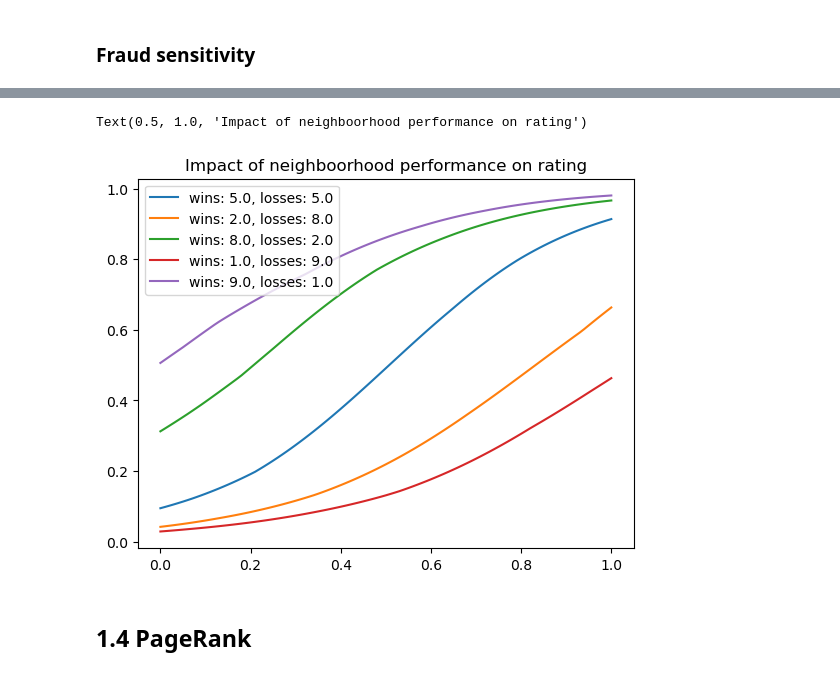
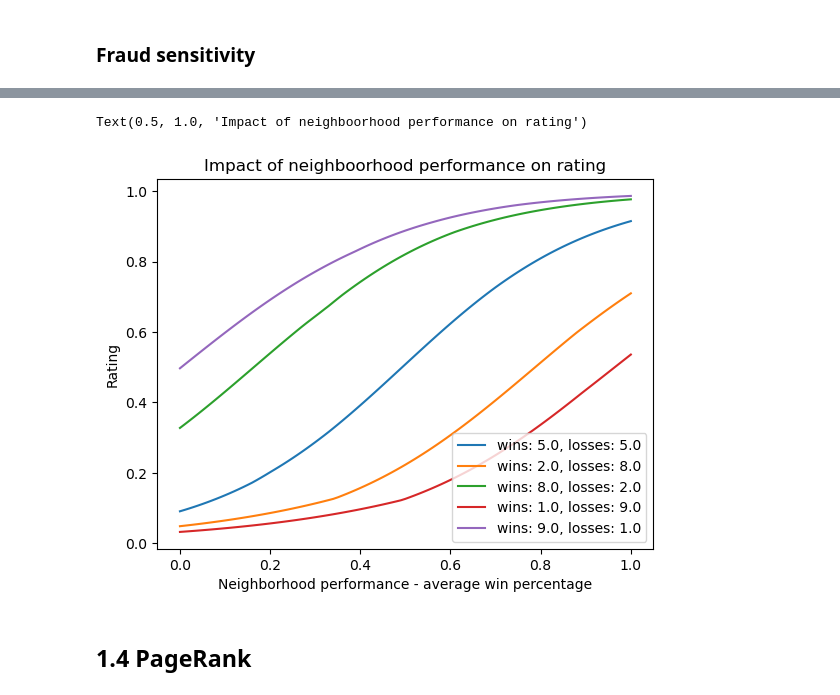
Before and after one commit to PierrickLeroy/mma-graph, a Jupyter notebook: synthetic.ipynb, the cells around one changed output, grey strips where cells are left out. Cells and saved outputs as stored; diff of their text form; code cells hidden in the pictures.

Commit message:
finish synthetic random network, dumb frauder

```diff
--- a/synthetic.ipynb
+++ b/synthetic.ipynb
@@ -283,7 +369,7 @@ class MLP(torch.nn.Module):
 # %%
 model = MLP(3, 100)
 criterion = torch.nn.MSELoss()
-optimizer = torch.optim.SGD(model.parameters(), lr=1e-3)
+optimizer = torch.optim.Adam(model.parameters(), lr=1e-3)
 train_loader = DataLoader(list(zip(X_train, y_train)), batch_size=128, shuffle=True)
 # %%
 n_epoch = 100
@@ -547,0 +674,38 @@ plt.legend()
+# %%
+n_iter = 100
+window_size = 4
+
+list_fraud_probabilities = [round(x,2) for x in list(np.linspace(0,1,11))]
+l_fraudster, l_random = [], []
+for proba in list_fraud_probabilities:
+    l_f, l_r = [], []
+    for _ in range(n_iter):
+        G = ap.generate_network(N,
+                     P,
+                     distribution=DISTRIBUTION,
+                     fraud=FRAUD,
+                     fraudster_index=FRAUDSTER_INDEX,
+                     fraudster_strength=FRAUDSTER_STRENGTH,
+                     fraud_probability=proba,
+                     strength_scheme=STRENGTH_SCHEME,
+                     iterations=ITERATIONS,
+                     decreasing_function=DECREASING_FUNCTION,
+                     fraud_scheme=FRAUD_SCHEME)
+        adjacency = nx.adjacency_matrix(G).todense();
+        adjacency_undirected = nx.adjacency_matrix(G.to_undirected()).todense();
+        wins = np.array(adjacency.T.sum(axis=1)).flatten()
+        losses = np.array(adjacency.sum(axis=1)).flatten()
+        draws = np.zeros_like(wins)
+        neighbourhood_strength = np.array(np.dot(adjacency_undirected, adjacency.T).sum(axis=1)).flatten() / np.array(np.dot(adjacency_undirected, adjacency_undirected).sum(axis=1)).flatten()
+        X = torch.from_numpy(np.stack((wins, losses, draws, neighbourhood_strength), axis=1)).float()
+        s = pd.Series(data=model(X).detach().numpy().flatten(), index=G.nodes()).sort_index()
+        ratings = s.values
+        ranking = np.argsort(ratings)
+        random_node = pick_randomNonFraudster()
+        l_f.append(ap.score_fraud(G, ranking, window_size, FRAUDSTER_INDEX))
+        l_r.append(ap.score_fraud(G, ranking, window_size, random_node))
+    l_fraudster.append(l_f)
+    l_random.append(l_r)
+
+a_random = np.array(l_random)
+a_fraudster = np.array(l_fraudster)
@@ -548,14 +719,16 @@ plt.legend()
 # %%
 for wins, losses in [(5.,5.),  (2.,8.), (8.,2.), (1.,9.), (9.,1.)]:
     t1 = torch.permute(torch.tensor([wins, losses, 0.], requires_grad=False).repeat(101,1), (1,0))
     t2 = torch.permute(torch.linspace(0,1,101).view(101,1), (1,0))
     data = torch.permute(torch.concat((t1,t2)), (1,0))
     plt.plot(data[:,3], model(data).detach().numpy(), label=f"wins: {wins}, losses: {losses}")
 plt.legend()
+plt.xlabel("Neighborhood performance - average win percentage")
+plt.ylabel("Rating")
 plt.title("Impact of neighboorhood performance on rating")
 # %% [output]
 Text(0.5, 1.0, 'Impact of neighboorhood performance on rating')
-[figure, old version]
+[figure, new version]
 # %% [markdown]
 ## 1.4 PageRank
 # %% [markdown]
```
Also changed, not shown: parts of 78 cells of this notebook, 2 other files.
